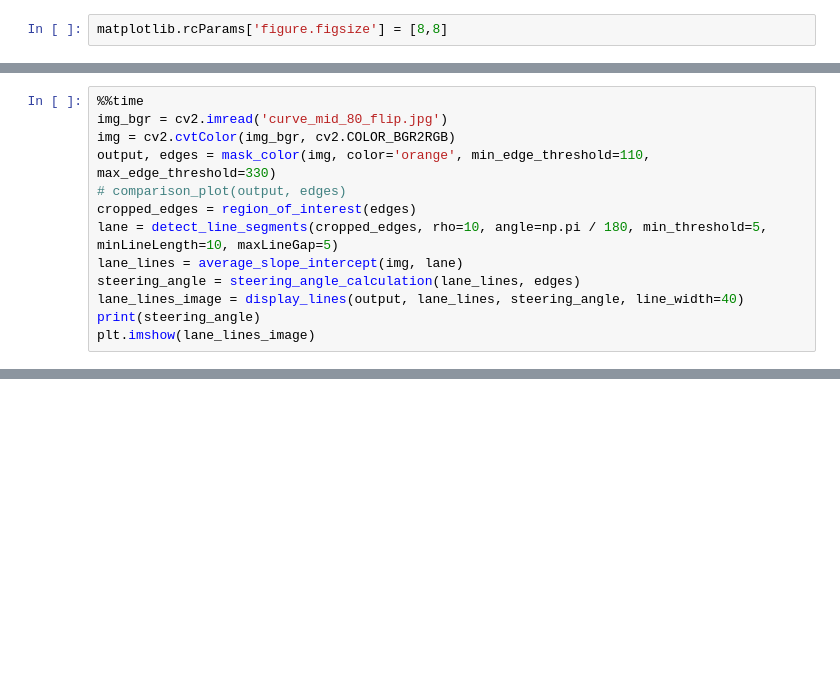
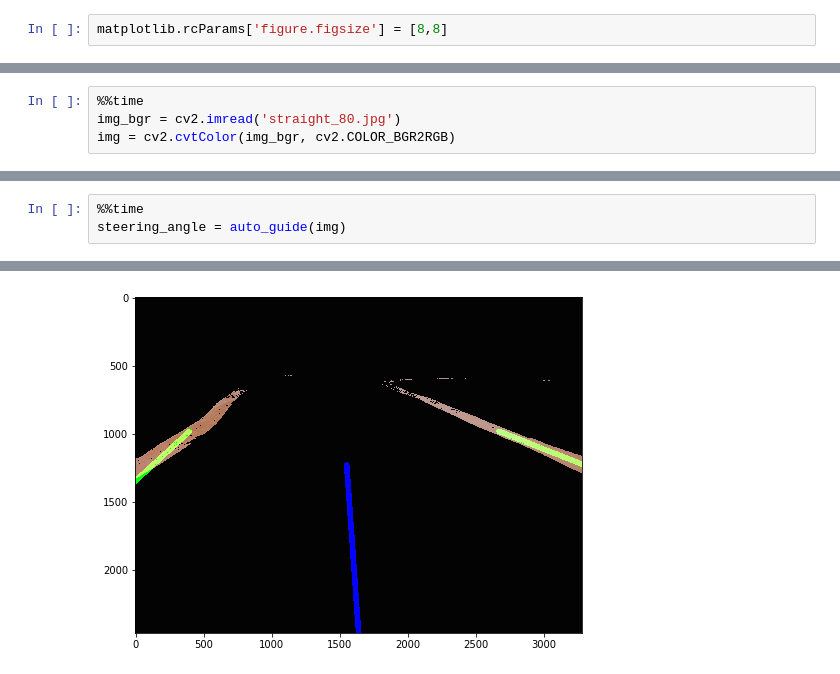
Before and after one commit to Astrotech89/Yetiborg_team, a Jupyter notebook: color_edge_tracker.ipynb, the cells around one changed output, grey strips where cells are left out. Cells and saved outputs as stored; diff of their text form; blank space fills up the shorter version.

Commit message:
code optimized and commented
takes as input only the image.
Run the auto_guide function. It returns the steering angle.
90 means go straight
90-180 means go right
0-90 means go left

```diff
--- a/color_edge_tracker.ipynb
+++ b/color_edge_tracker.ipynb
@@ -238,13 +11,0 @@ def comparison_plot(frame_1, frame_2):
-# %%
-%%time
-img_bgr = cv2.imread('curve_mid_80_flip.jpg')
-img = cv2.cvtColor(img_bgr, cv2.COLOR_BGR2RGB)
-output, edges = mask_color(img, color='orange', min_edge_threshold=110, max_edge_threshold=330)
-# comparison_plot(output, edges)
-cropped_edges = region_of_interest(edges)
-lane = detect_line_segments(cropped_edges, rho=10, angle=np.pi / 180, min_threshold=5, minLineLength=10, maxLineGap=5)
-lane_lines = average_slope_intercept(img, lane)
-steering_angle = steering_angle_calculation(lane_lines, edges)
-lane_lines_image = display_lines(output, lane_lines, steering_angle, line_width=40)
-print(steering_angle)
-plt.imshow(lane_lines_image)
@@ -258,0 +257,4 @@ edges.shape
+# %%
+%%time
+img_bgr = cv2.imread('straight_80.jpg')
+img = cv2.cvtColor(img_bgr, cv2.COLOR_BGR2RGB)
@@ -258,0 +263,4 @@ edges.shape
+# %%
+%%time
+steering_angle = auto_guide(img)
+# %% [output]
@@ -258,0 +268 @@ edges.shape
+[figure, added]
```
Also changed, not shown: parts of 7 cells of this notebook.
